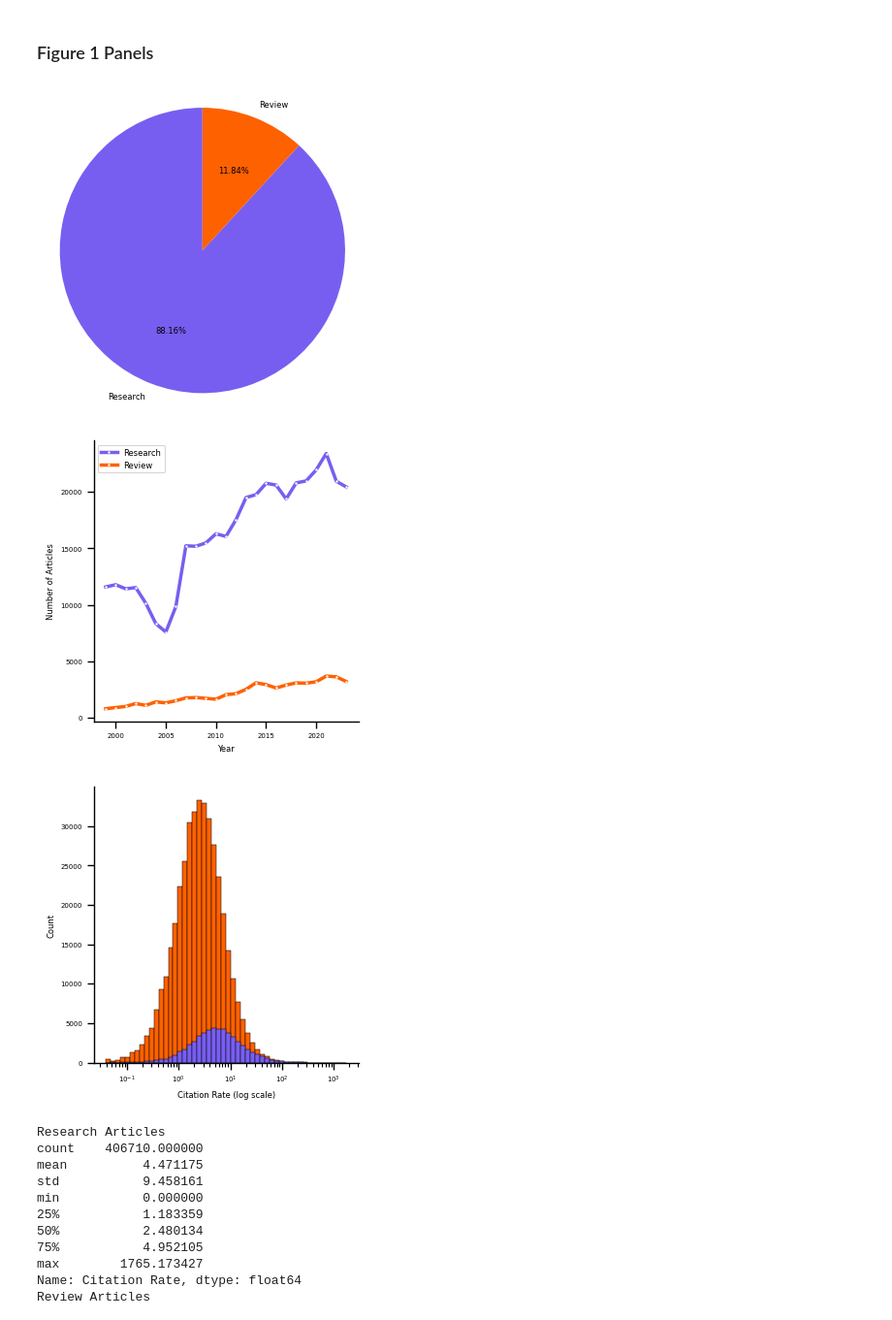
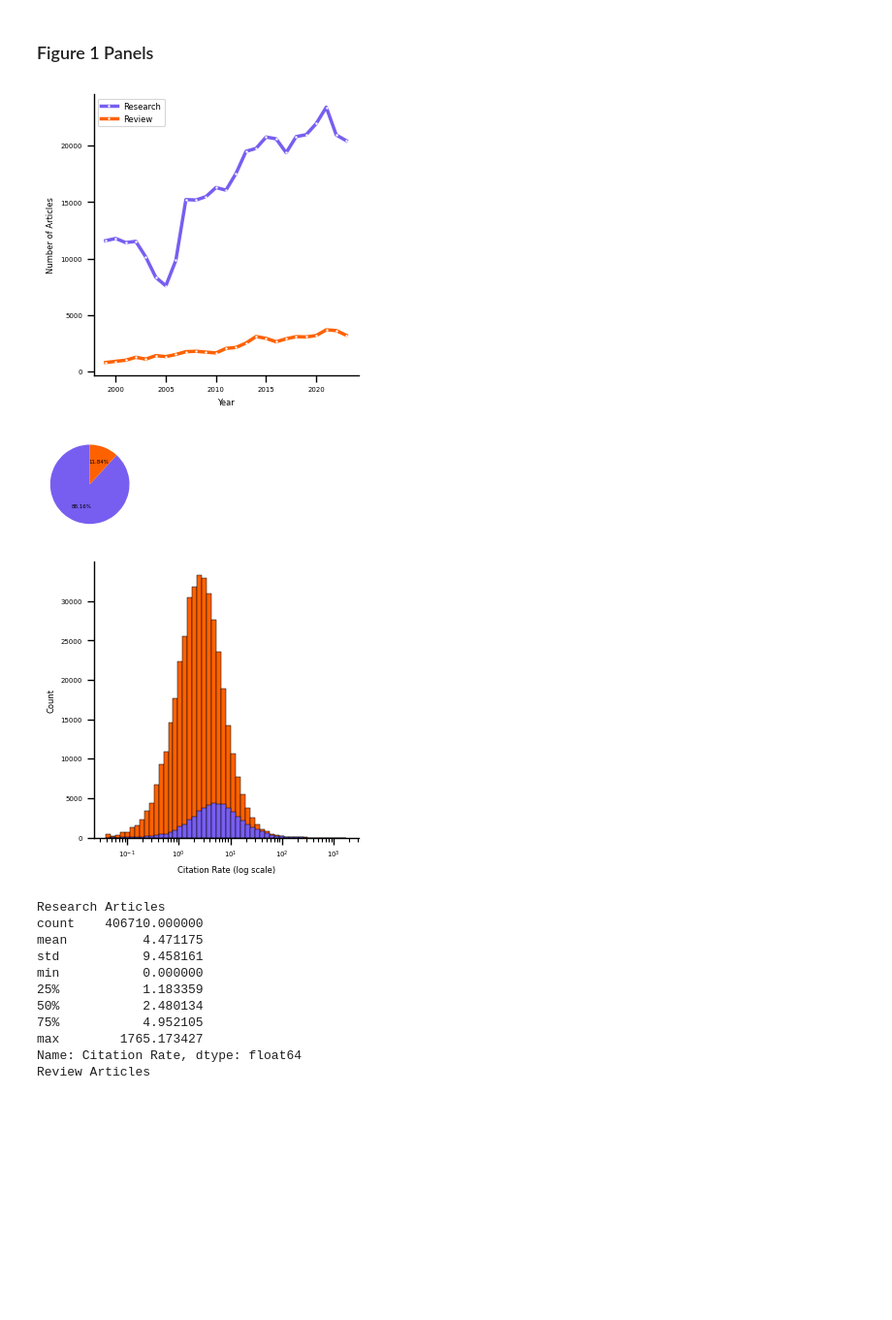
Before and after one commit to ccnmaastricht/NeuroScape, a Jupyter notebook: notebooks/results_00_nutshell.ipynb, the cells around one changed output. Shown: that part at 97% size. Saved outputs shown, nothing was run; the diff lists cells and outputs as text; code cells hidden in the pictures; blank space fills up the shorter version.

Commit message:
updated figure 1. Moved supplementary figure into main figure

```diff
--- a/notebooks/results_00_nutshell.ipynb
+++ b/notebooks/results_00_nutshell.ipynb
@@ -56,9 +71,13 @@ article_df["Journal"] = article_df["Journal"].replace(journal_replacements)
 # %%
 # Define the panel size (width, height) in centimeters
 figure_size = [89, 89]
+figure_size_half_height = [89, 44.5]
+inset_size = [30, 30]
 
 # Convert the panel size to inches
 figure_size_inch = convert_size(*figure_size)
+figure_size_half_height_inch = convert_size(*figure_size_half_height)
+inset_size_inch = convert_size(*inset_size)
 
 # Define the color palette
 colors = ['#785ef0', '#fe6100']
@@ -69,60 +88,60 @@ hue_order = ['Review', 'Research']
 # Define the font sizes
 fontsize_text = 6
 fontsize_ticks = 5
+# %%
+# Panel A main: Line plot of the number of articles published per year separated by article type
+
+# Count the occurrences of each article type per year
+counts = article_df.groupby(['Year', 'Type']).size().unstack().fillna(0)
+
+# Create the line plot
+plt.figure(figsize=figure_size_inch)
+sns.lineplot(data=counts, palette=colors, linewidth=2.5, dashes=False, markers=True)
+plt.setp(plt.gca().get_lines(), marker='o', markersize=1)
+sns.despine()
+plt.xlabel('Year', fontsize=fontsize_text)
+plt.ylabel('Number of Articles', fontsize=fontsize_text)
+plt.legend(title=None, fontsize=fontsize_text)
+plt.xticks(fontsize=fontsize_ticks)
+plt.yticks(fontsize=fontsize_ticks)
+plt.tight_layout()
+plt.savefig(os.path.join(figure_path, 'panel_a_main.svg'), format='svg')
+plt.show()
+# %% [output]
+[figure, added]
 # %%
-# Panel A: Pie chart of the distribution of article types
+# Panel A inset: Pie chart of the distribution of article types
 
 # Count the occurrences of each article type
 type_counts = article_df['Type'].value_counts()
 
 # Create the pie chart
-plt.figure(figsize=figure_size_inch)
+plt.figure(figsize=inset_size_inch)
 
-plt.pie(type_counts, labels=type_counts.index, colors=colors, autopct='%1.2f%%', startangle=90, textprops={'fontsize': fontsize_text})
+plt.pie(type_counts, labels=None, colors=colors, autopct='%1.2f%%', startangle=90, textprops={'fontsize': 4})
 plt.axis('equal')  # Equal aspect ratio ensures that pie is drawn as a circle.
 plt.tight_layout()
 
-plt.savefig(os.path.join(figure_path, 'panel_a.svg'), format='svg')
+plt.savefig(os.path.join(figure_path, 'panel_a_inset.svg'), format='svg')
 plt.show()
 # %% [output]
-[figure, old version]
+[figure, new version]
 # %%
-# Panel B: Line plot of the number of articles published per year separated by article type
+# Panel B: Histogram of citation rates separated by article type (frequency in log scale instead of count)
 
-# Count the occurrences of each article type per year
-counts = article_df.groupby(['Year', 'Type']).size().unstack().fillna(0)
-
-# Create the line plot
 plt.figure(figsize=figure_size_inch)
-sns.lineplot(data=counts, palette=colors, linewidth=2.5, dashes=False, markers=True)
-plt.setp(plt.gca().get_lines(), marker='o', markersize=1)
+sns.histplot(data=article_df, x='Citation Rate', hue='Type', hue_order=hue_order,  palette=colors, log_scale=True, bins=50, alpha=1)
 sns.despine()
-plt.xlabel('Year', fontsize=fontsize_text)
-plt.ylabel('Number of Articles', fontsize=fontsize_text)
-plt.legend(title=None, fontsize=fontsize_text)
+plt.xlabel('Citation Rate (log scale)', fontsize=fontsize_text)
+plt.ylabel('Count', fontsize=fontsize_text)
 plt.xticks(fontsize=fontsize_ticks)
 plt.yticks(fontsize=fontsize_ticks)
+plt.legend([],[], frameon=False)
 plt.tight_layout()
 plt.savefig(os.path.join(figure_path, 'panel_b.svg'), format='svg')
 plt.show()
 # %% [output]
-[figure, old version]
+[figure, new version]
-# %%
-# Panel C: Histogram of citation rates separated by article type (frequency in log scale instead of count)
-
-plt.figure(figsize=figure_size_inch)
-sns.histplot(data=article_df, x='Citation Rate', hue='Type', hue_order=hue_order,  palette=colors, log_scale=True, bins=50, alpha=1)
-sns.despine()
-plt.xlabel('Citation Rate (log scale)', fontsize=fontsize_text)
-plt.ylabel('Count', fontsize=fontsize_text)
-plt.xticks(fontsize=fontsize_ticks)
-plt.yticks(fontsize=fontsize_ticks)
-plt.legend([],[], frameon=False)
-plt.tight_layout()
-plt.savefig(os.path.join(figure_path, 'panel_c.svg'), format='svg')
-plt.show()
-# %% [output]
-[figure, removed]
 # %%
 research_df = article_df[article_df['Type'] == 'Research']
 review_df = article_df[article_df['Type'] == 'Review']
```
Also changed, not shown: parts of 25 cells of this notebook.
